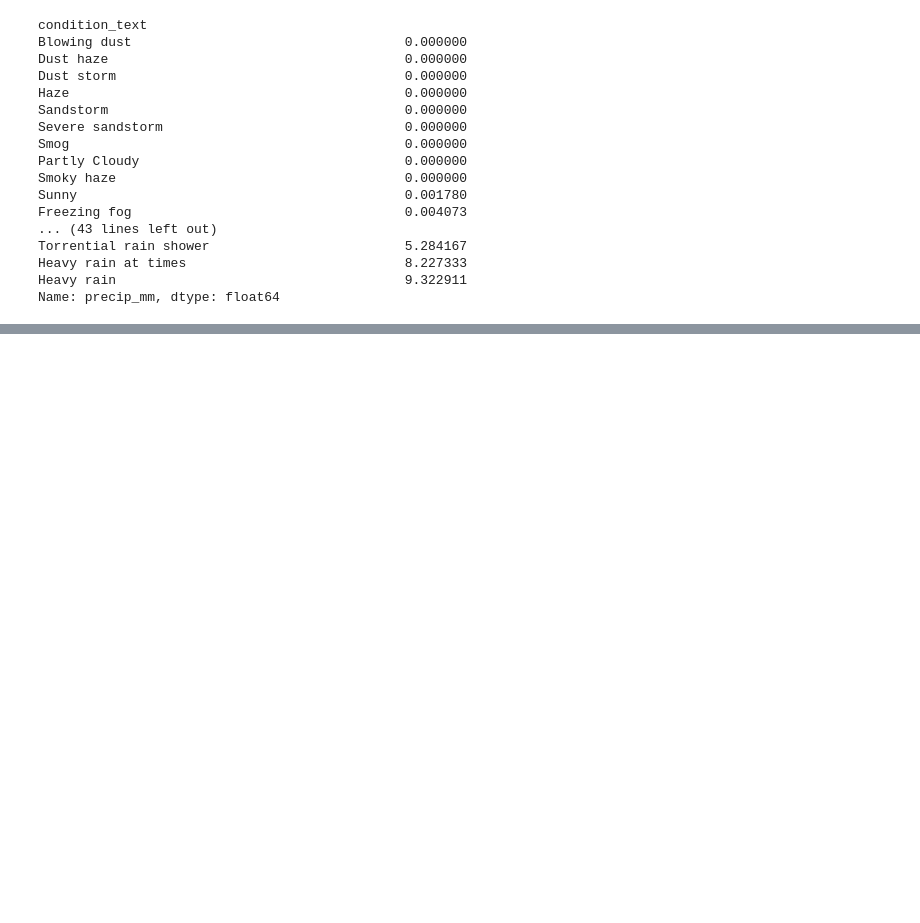
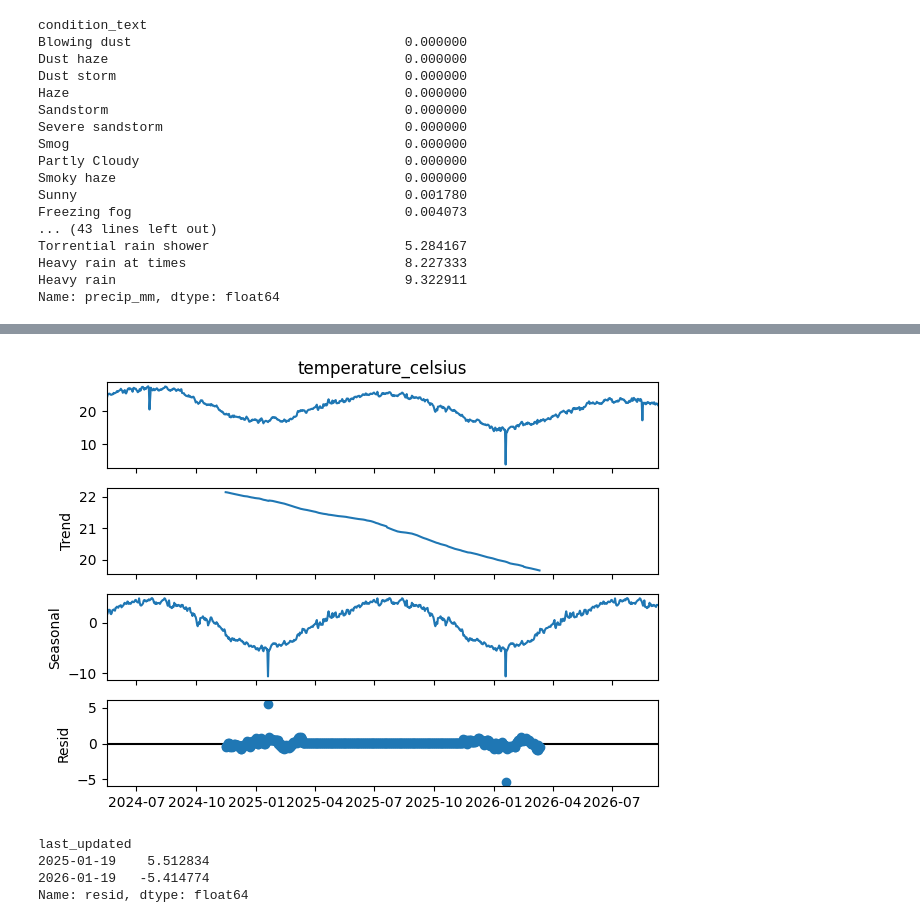
Before and after one commit to d017/PMA-assessment, a Jupyter notebook: src/notebooks/overview.ipynb, the cells around one changed output, grey strips where cells are left out. Drawn from its saved outputs; the diff is of its cells as text; code cells hidden in the pictures; blank space fills up the shorter version.

Commit message:
Forecasting, outliers detection

```diff
--- a/src/overview.ipynb
+++ b/src/notebooks/overview.ipynb
@@ -179,0 +223,24 @@ Name: precip_mm, dtype: float64
+# %%
+from statsmodels.tsa.seasonal import seasonal_decompose
+
+decomposition = seasonal_decompose(
+    df['temperature_celsius'].resample('D').mean().dropna(),
+    model='additive', period=365
+    )
+decomposition.plot()
+plt.show()
+# %% [output]
+[figure, added]
+# %%
+residuals = decomposition.resid.dropna()
+
+resid_std = residuals.std()
+resid_mean = residuals.mean()
+
+anomalies = residuals[np.abs(residuals - resid_mean) > 3 * resid_std]
+anomalies  # outliers
+# %% [output]
+last_updated
+2025-01-19    5.512834
+2026-01-19   -5.414774
+Name: resid, dtype: float64
```
Also changed, not shown: parts of 4 cells of this notebook, 2 other files.
